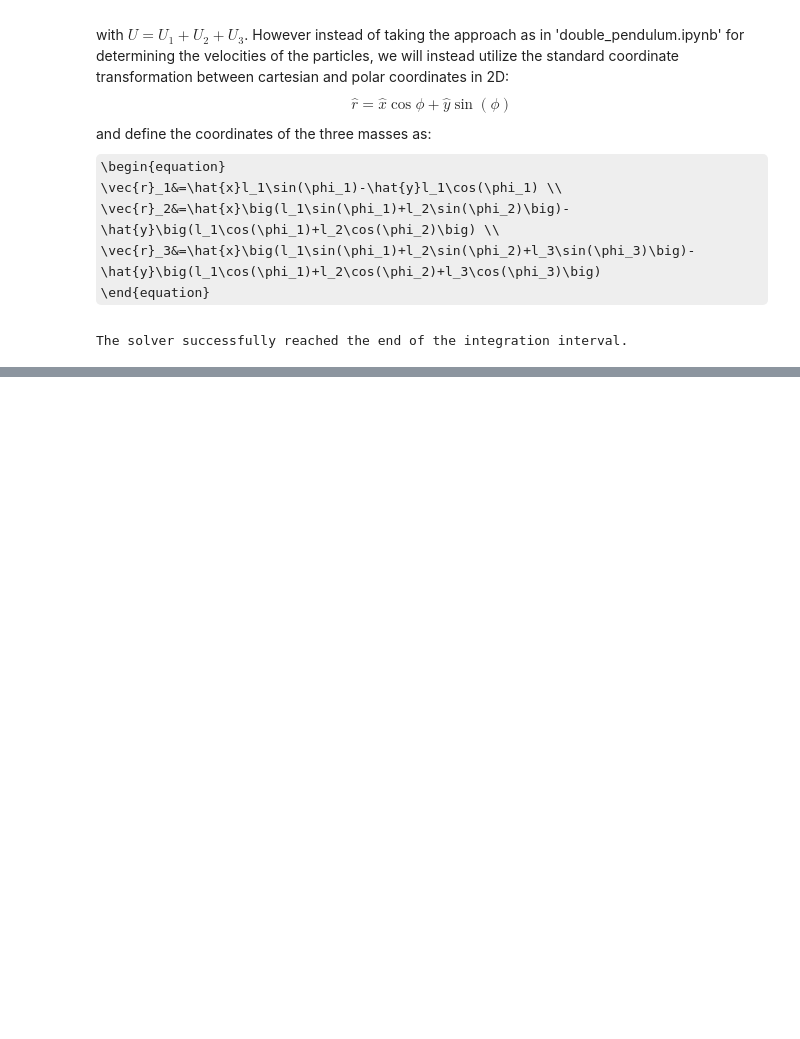
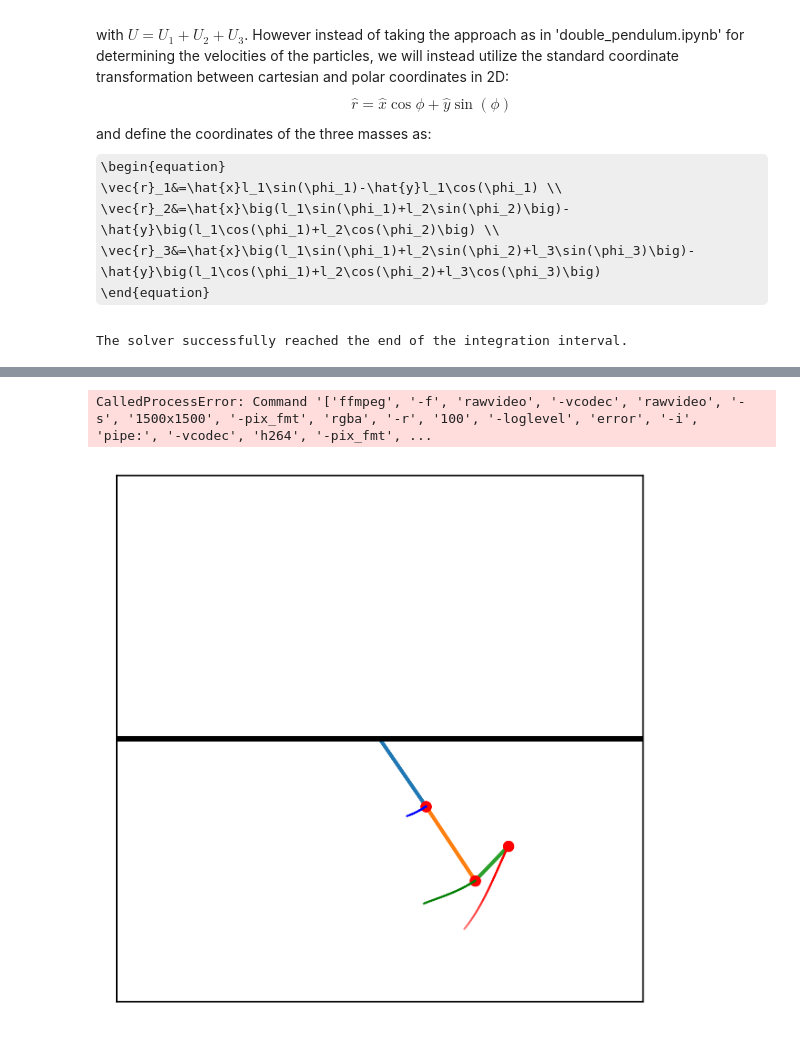
Before and after one commit to seba2390/Pendulums, a Jupyter notebook: triple_pendulum.ipynb, the cells around one changed output, grey strips where cells are left out. Saved outputs shown, nothing was run; the diff lists cells and outputs as text; code cells hidden in the pictures; some formulas as TeX source; blank space fills up the shorter version.

```diff
--- a/triple_pendulum.ipynb
+++ b/triple_pendulum.ipynb
@@ -284,14 +299,23 @@ import matplotlib.animation as animation
 resolution = 300
 fig, ax = plt.subplots(figsize=(5, 5), dpi=resolution)
 
-
 # Initial plot elements
 line1, = ax.plot([], [], lw=2)  # Line for the upper arm
 line2, = ax.plot([], [], lw=2)  # Line for the middle arm
 line3, = ax.plot([], [], lw=2)  # Line for the lower arm
 point1, = ax.plot([], [], 'ro', ms=5)  # Point for the upper pendulum
 point2, = ax.plot([], [], 'ro', ms=5)  # Point for the middle pendulum
-point3, = ax.plot([], [], 'ro', ms=5)  # Point for the middle pendulum
+point3, = ax.plot([], [], 'ro', ms=5)  # Point for the lower pendulum
+
+# Store the trace data as lists of line segments
+trace_segments_upper = []
+trace_segments_middle = []
+trace_segments_lower = []
+
+# Parameters for the trace
+trace_length = 500  # Adjust as needed
+fade_factor = 0.995  # Adjust for different fading speeds
+fade_trace = True  # Set to False to disable fading
 
 # Initialization function
 def init():
@@ -308,35 +332,84 @@ def update(idx):
     # Upper arm
     line1.set_data([0, upper_pendulum[idx, 0]], [0, upper_pendulum[idx, 1]])
     point1.set_data(upper_pendulum[idx, 0], upper_pendulum[idx, 1])
 
-    # middle arm
+    # Middle arm
     line2.set_data([upper_pendulum[idx, 0], middle_pendulum[idx, 0]], [upper_pendulum[idx, 1], middle_pendulum[idx, 1]])
     point2.set_data(middle_pendulum[idx, 0], middle_pendulum[idx, 1])
 
-    # lower arm
+    # Lower arm
     line3.set_data([middle_pendulum[idx, 0], lower_pendulum[idx, 0]], [middle_pendulum[idx, 1], lower_pendulum[idx, 1]])
     point3.set_data(lower_pendulum[idx, 0], lower_pendulum[idx, 1])
-    return line1, line2, line3, point1, point2, point3
+
+    # Update trace for upper pendulum
+    if idx > 0:
+        new_segment_upper, = ax.plot([upper_pendulum[idx-1, 0], upper_pendulum[idx, 0]],
+                                     [upper_pendulum[idx-1, 1], upper_pendulum[idx, 1]],
+                                     color='blue', lw=1, alpha=1)
+        trace_segments_upper.append(new_segment_upper)
+
+        # Update trace for middle pendulum
+        new_segment_middle, = ax.plot([middle_pendulum[idx-1, 0], middle_pendulum[idx, 0]],
+                                      [middle_pendulum[idx-1, 1], middle_pendulum[idx, 1]],
+                                      color='green', lw=1, alpha=1)
+        trace_segments_middle.append(new_segment_middle)
+
+        # Update trace for lower pendulum
+        new_segment_lower, = ax.plot([lower_pendulum[idx-1, 0], lower_pendulum[idx, 0]],
+                                     [lower_pendulum[idx-1, 1], lower_pendulum[idx, 1]],
+                                     color='red', lw=1, alpha=1)
+        trace_segments_lower.append(new_segment_lower)
+
+        # Fade older segments if fade_trace is True
+        if fade_trace:
+            for segment in trace_segments_upper[:-1]:  # Exclude the newest segment
+                alpha = segment.get_alpha() * fade_factor
+                segment.set_alpha(alpha)
+
+            for segment in trace_segments_middle[:-1]:  # Exclude the newest segment
+                alpha = segment.get_alpha() * fade_factor
+                segment.set_alpha(alpha)
+
+            for segment in trace_segments_lower[:-1]:  # Exclude the newest segment
+                alpha = segment.get_alpha() * fade_factor
+                segment.set_alpha(alpha)
+
+        # Remove the oldest segment if trace is too long
+        if len(trace_segments_upper) > trace_length:
+            old_segment_upper = trace_segments_upper.pop(0)
+            old_segment_upper.remove()
+
+        if len(trace_segments_middle) > trace_length:
+            old_segment_middle = trace_segments_middle.pop(0)
+            old_segment_middle.remove()
+
+        if len(trace_segments_lower) > trace_length:
+            old_segment_lower = trace_segments_lower.pop(0)
+            old_segment_lower.remove()
+
+    return [line1, line2, line3, point1, point2, point3] + trace_segments_upper + trace_segments_middle + trace_segments_lower
 
 # Setting additional things
 ax.set_xlim(-1.2*(l1+l2+l3), 1.2*(l1+l2+l3))
 ax.set_ylim(-1.2*(l1+l2+l3), 1.2*(l1+l2+l3))
 ax.set_aspect('equal')
 ax.hlines(0, -1.2*(l1+l2+l3), 1.2*(l1+l2+l3), lw=3, color='k')
 
 # Remove axis ticks and labels
 ax.set_xticks([]), ax.set_yticks([])
 ax.set_xlabel(''), ax.set_ylabel('')
 
-
 # Create the animation
 ani = FuncAnimation(fig, update, frames=len(times), init_func=init, blit=True, interval=1)
 
 # Set up the writer
 Writer = animation.writers['ffmpeg']
 writer = Writer(fps=100, metadata=dict(artist='Sebastian Yde'))
 
 # Save the animation
-ani.save('tripple_pendulum_animation.mp4', writer=writer)
+ani.save('triple_pendulum_animation.mp4', writer=writer)
 
 plt.close(fig)
+# %% [output]
+CalledProcessError: Command '['ffmpeg', '-f', 'rawvideo', '-vcodec', 'rawvideo', '-s', '1500x1500', '-pix_fmt', 'rgba', '-r', '100', '-loglevel', 'error', '-i', 'pipe:', '-vcodec', 'h264', '-pix_fmt', ...
+[figure, added]
```
Also changed, not shown: parts of 4 cells of this notebook, 5 other files.
